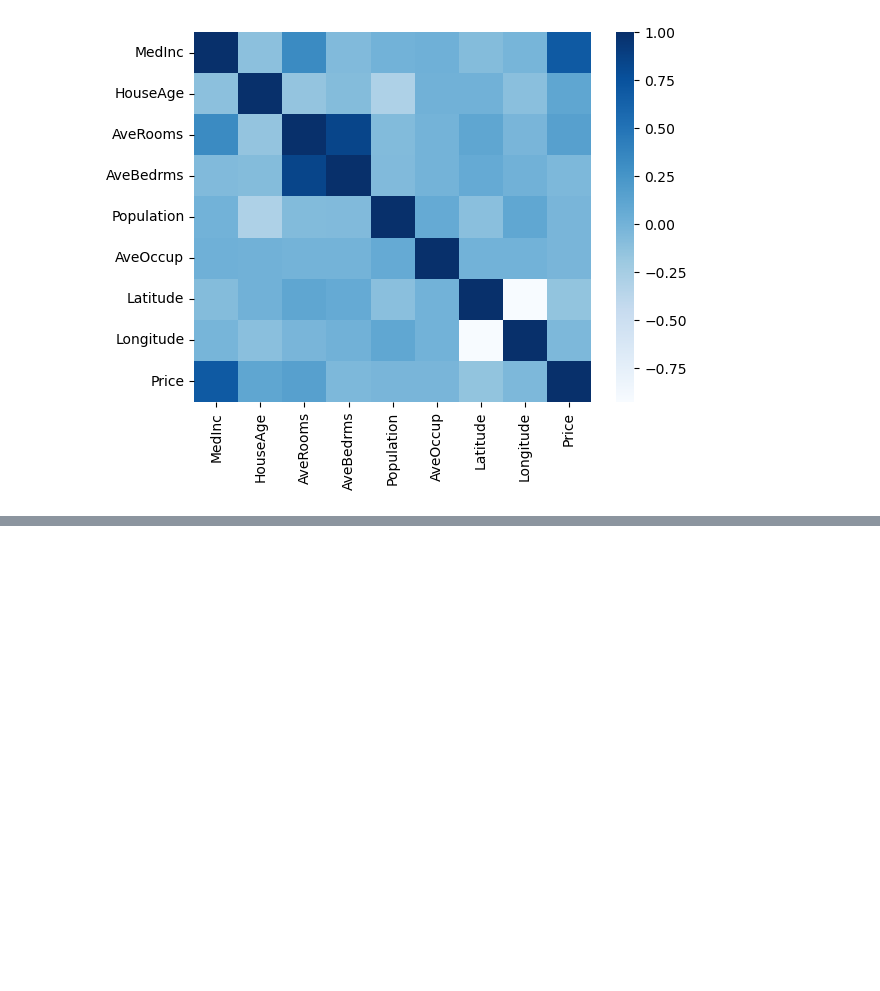
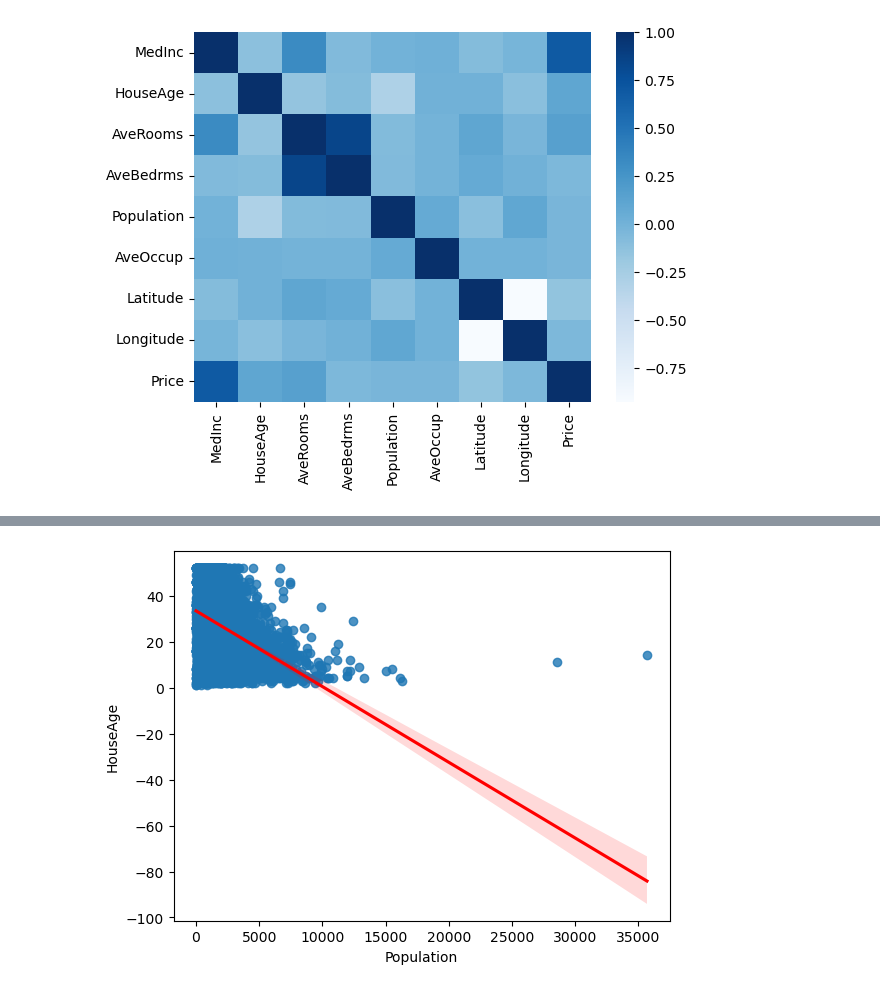
Before and after one commit to Rooneyish/bostonHousePricing, a Jupyter notebook: Linear Regression ML Implementatoin.ipynb, the cells around one changed output, grey strips where cells are left out. Saved outputs shown, nothing was run; the diff lists cells and outputs as text; code cells hidden in the pictures; blank space fills up the shorter version.

```diff
--- a/Linear Regression ML Implementatoin.ipynb
+++ b/Linear Regression ML Implementatoin.ipynb
@@ -183,0 +219,5 @@ sns.pairplot(df)
+# %%
+sns.regplot(x="Population", y="HouseAge", data=df, line_kws={"color": "red"})
+plt.show()
+# %% [output]
+[figure, added]
```
Also changed, not shown: parts of 32 cells of this notebook, 2 other files.
